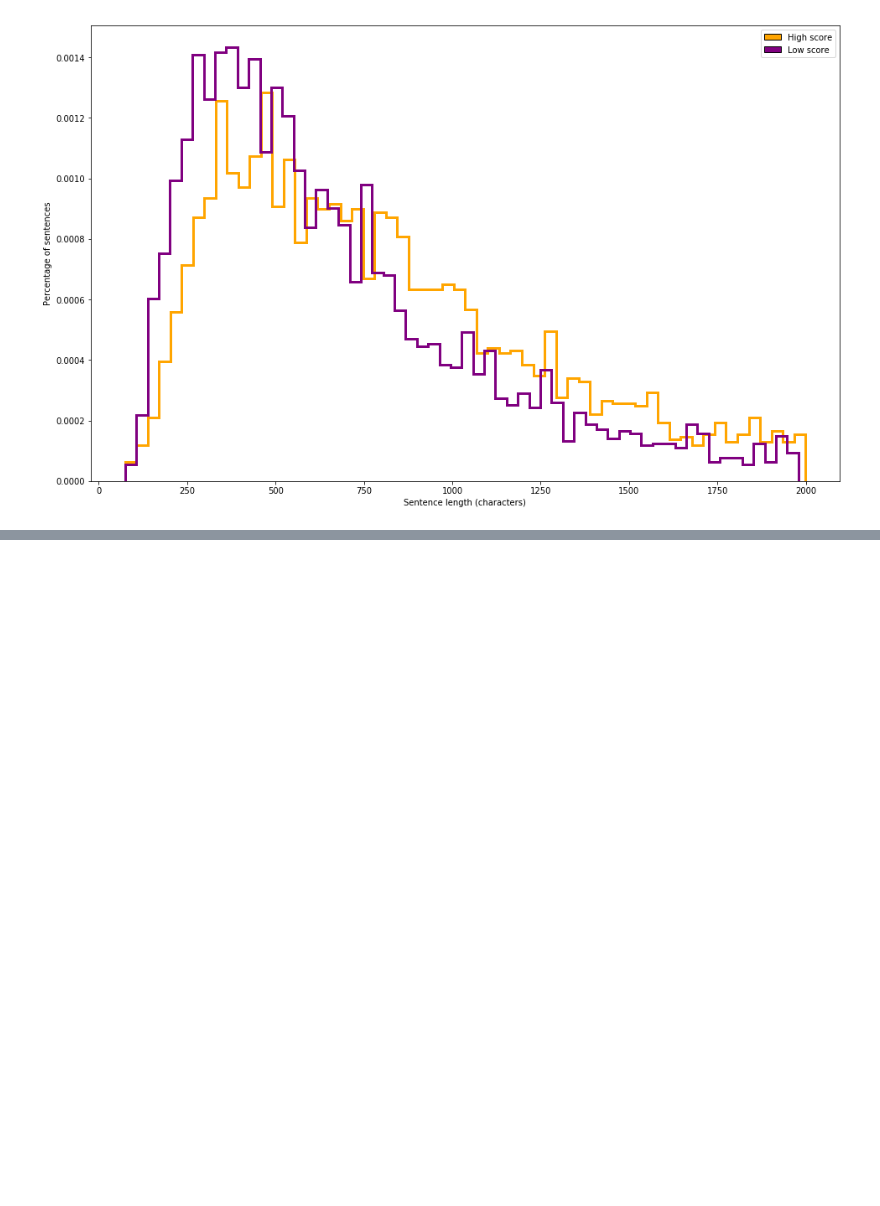
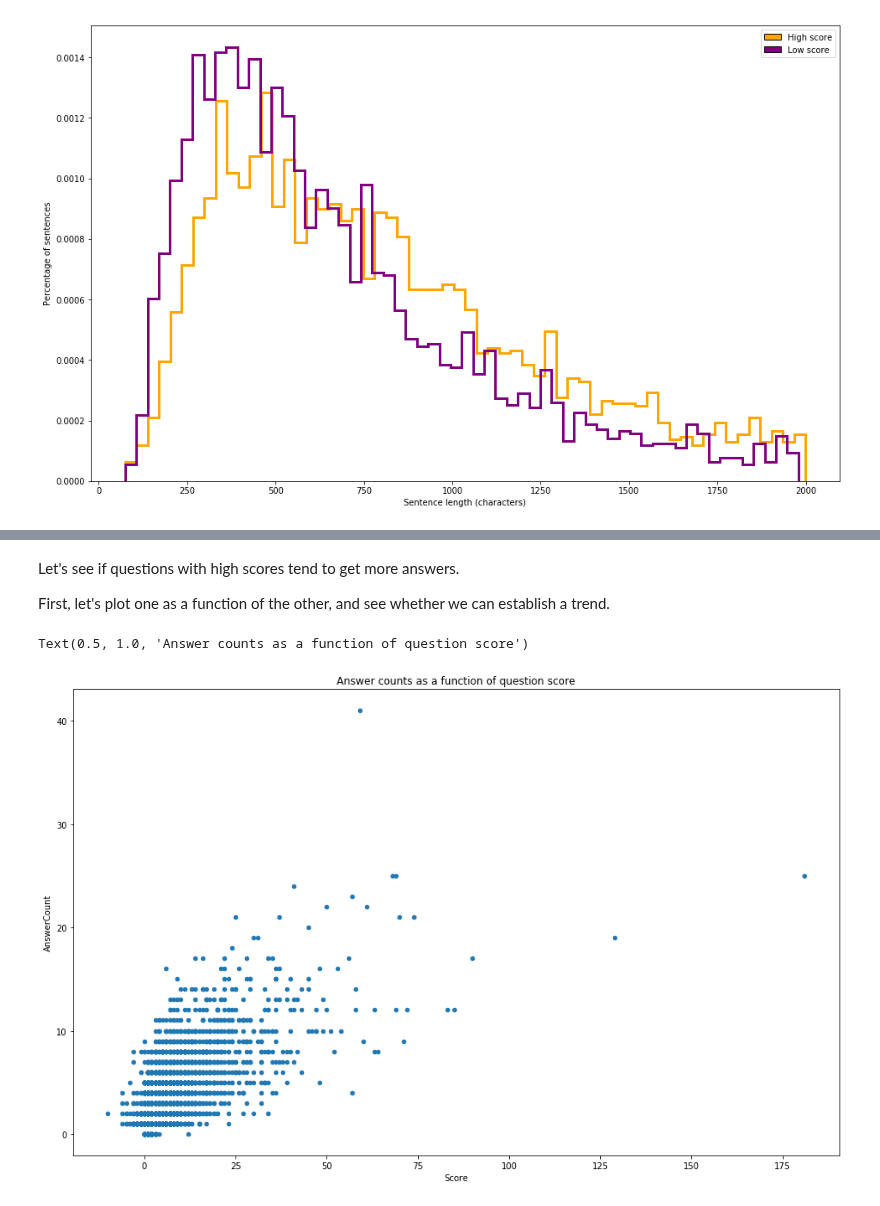
Before and after one commit to hundredblocks/ml-powered-applications, a Jupyter notebook: notebooks/dataset_exploration.ipynb, the cells around one changed output, grey strips where cells are left out. Drawn from its saved outputs; the diff is of its cells as text; code cells hidden in the pictures; blank space fills up the shorter version.

```diff
--- a/notebooks/dataset_exploration.ipynb
+++ b/notebooks/dataset_exploration.ipynb
@@ -267,0 +277,14 @@ Let's build the same plit, but break it down by answered and unanswered as we di
+# %% [markdown]
+Let's see if questions with high scores tend to get more answers.
+
+First, let's plot one as a function of the other, and see whether we can establish a trend.
+# %%
+scatter = df[df["is_question"]][["Score", "AnswerCount"]].plot(x="Score", y="AnswerCount",
+                                                               kind="scatter",
+                                                              figsize=(16, 10))
+ax.set_xlabel("Score")
+ax.set_ylabel("Num answers")
+scatter.set_title("Answer counts as a function of question score")
+# %% [output]
+Text(0.5, 1.0, 'Answer counts as a function of question score')
+[figure, added]
```
Also changed, not shown: parts of 31 cells of this notebook.
